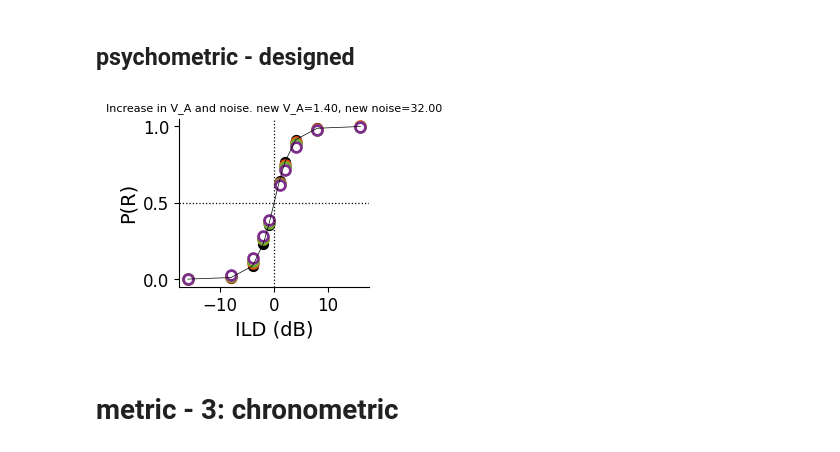
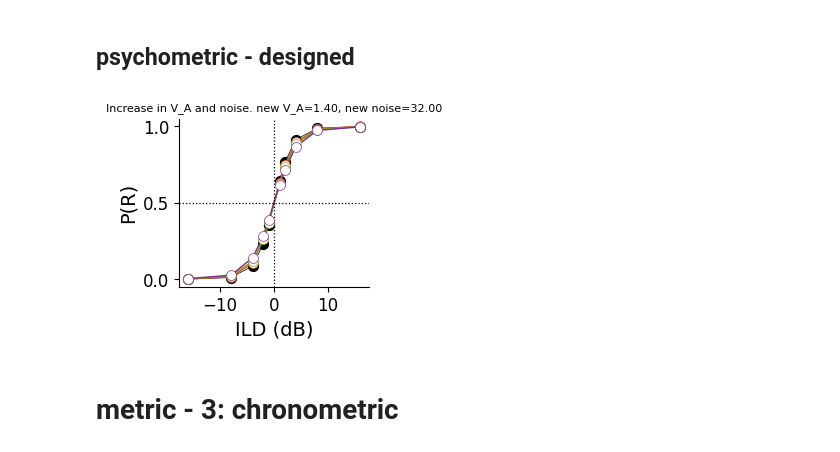
Before and after one commit to rakaar/ddm_data, a Jupyter notebook: simulations/increase_V_A_and_add_noise.ipynb, the cells around one changed output. Saved outputs shown, nothing was run; the diff lists cells and outputs as text; code cells hidden in the pictures.

```diff
--- a/simulations/increase_V_A_and_add_noise.ipynb
+++ b/simulations/increase_V_A_and_add_noise.ipynb
@@ -247,47 +247,55 @@ for a, ABL in enumerate(ABL_arr):
 # take average of led_off_psycho across first dimension
 led_off_psycho_avg = np.mean(led_off_psycho, axis=0)
 plt.figure(figsize=(2.45, 2.18))
-# off
-plt.scatter(ILD_arr, led_off_psycho_avg, color='k', marker='o', s=50)
+# off - line
 plt.plot(ILD_arr, led_off_psycho_avg, color='k', lw=0.5)
 
 # on
 ABL_color_codes = {ABL_arr[0]: '#7D2E8C', ABL_arr[1]: '#75AB2E', ABL_arr[2]: '#D95219'}
 # reverse ABL_arr
 reverse_ABL_arr = ABL_arr[::-1]
+# on lines
 for a,ABL in enumerate(reverse_ABL_arr):
-    plt.scatter(ILD_arr, num_up_on[ABL]/num_trials_on[ABL], label=f'{ABL}', edgecolor=ABL_color_codes[ABL], marker='o', s=50, facecolors='white', lw=2)
-    # plt.plot(ILD_arr, num_up_on[ABL]/num_trials_on[ABL], color=ABL_color_codes[ABL], lw=0.5)
+    plt.plot(ILD_arr, num_up_on[ABL]/num_trials_on[ABL], color=ABL_color_codes[ABL], lw=1)
+    # plt.scatter(ILD_arr, num_up_on[ABL]/num_trials_on[ABL], label=f'{ABL}', edgecolor=ABL_color_codes[ABL], marker='o', s=50, facecolors='white', lw=0.5)
+
+# off scatter
+plt.scatter(ILD_arr, led_off_psycho_avg, color='k', marker='o', s=50)
+# on scatter
+for a,ABL in enumerate(reverse_ABL_arr):
+    # plt.plot(ILD_arr, num_up_on[ABL]/num_trials_on[ABL], color=ABL_color_codes[ABL], lw=1)
+    plt.scatter(ILD_arr, num_up_on[ABL]/num_trials_on[ABL], label=f'{ABL}', edgecolor=ABL_color_codes[ABL], marker='o', s=50, facecolors='white', lw=0.5, zorder=3)
+
 
 plt.axhline(0.5, color='k', linestyle='dotted', lw=0.9)
 plt.axvline(0, color='k', linestyle='dotted',lw=0.9)
 plt.yticks([0, 0.5, 1], fontsize=12)
 plt.xlabel('ILD (dB)', fontsize=14)
 plt.ylabel('P(R)', fontsize=14)
 plt.title(f'Increase in V_A and noise. new V_A={new_V_A:.2f}, new noise={np.sqrt(new_noise):.2f}', fontsize=8)
 plt.xticks(fontsize=12)
 ax = plt.gca()  # Get the current axis
 ax.spines['top'].set_visible(False)
 ax.spines['right'].set_visible(False)
 plt.savefig('h2_psycho.eps', format='eps', bbox_inches='tight')
 
 
 # plot all led off
 # for a,ABL in enumerate(ABL_arr):
 #     plt.plot(ILD_arr, led_off_psycho[a], label='LED off', linestyle='--', color='b', lw=3, alpha=0.5)
 # plt.figure(figsize=(20,5))
 # for a, ABL in enumerate(ABL_arr):
 #     plt.subplot(1, len(ABL_arr), a+1)
 #     plt.title(f'ABL={ABL},V_A={base_V_A}, new_V_A={new_V_A:.2f}')
 
 
 #     plt.plot(ILD_arr, num_up_on[ABL]/num_trials_on[ABL], label='LED on', linestyle='--', color='r', lw=3, alpha=0.5)
 #     plt.plot(ILD_arr, num_up_off[ABL]/num_trials_off[ABL], label='LED off', linestyle='--', color='b', lw=3, alpha=0.5)
 
 #     plt.legend()
 #     plt.xlabel('ILD'); plt.ylabel('P(up)');
 # %% [output]
-[figure, old version]
+[figure, new version]
 # %% [markdown]
 # metric - 3: chronometric
 # %% [markdown]
```
Also changed, not shown: 3 other files.
